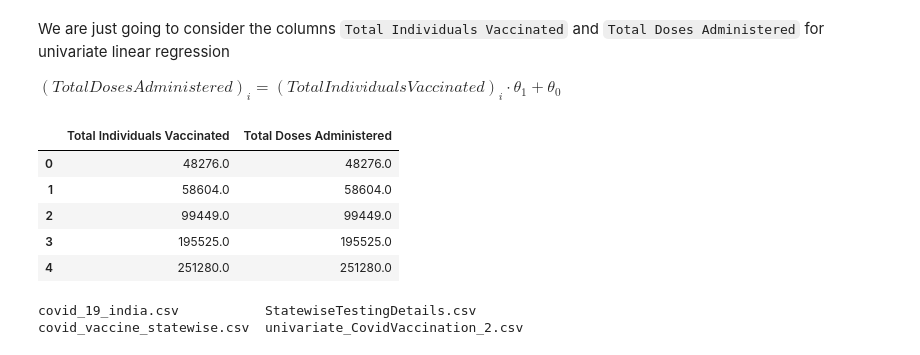
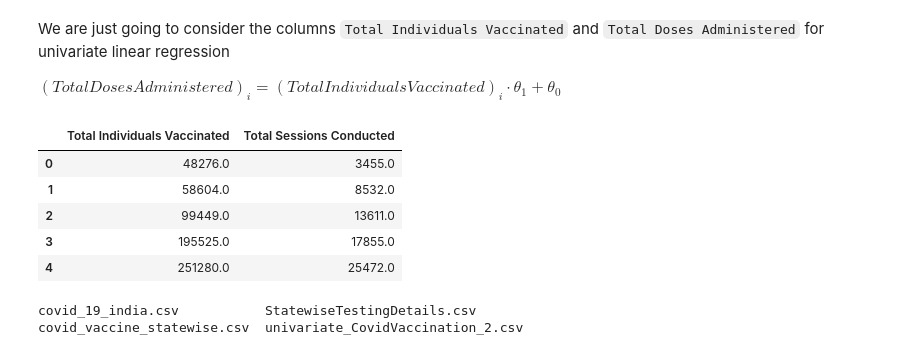
Before and after one commit to Shivani-Khare/ML_kart, a Jupyter notebook: EDA_&_Univariate_LR.ipynb, the cells around one changed output. Saved outputs shown, nothing was run; the diff lists cells and outputs as text; code cells hidden in the pictures.

```diff
--- a/EDA_&_Univariate_LR.ipynb
+++ b/EDA_&_Univariate_LR.ipynb
@@ -441,15 +445,15 @@ We are just going to consider the columns `Total Individuals Vaccinated` and `To
 
 $(Total Doses Administered)_i = (Total Individuals Vaccinated)_i  \cdot \theta_1 + \theta_0$
 # %%
-uniCovidVaccination = CovidVaccination[['Total Individuals Vaccinated', 'Total Doses Administered']]
+uniCovidVaccination = CovidVaccination[['Total Individuals Vaccinated', 'Total Sessions Conducted']]
 uniCovidVaccination.head()
 # %% [output]
-|  | Total Individuals Vaccinated | Total Doses Administered |
-| 0 | 48276.0 | 48276.0 |
-| 1 | 58604.0 | 58604.0 |
-| 2 | 99449.0 | 99449.0 |
-| 3 | 195525.0 | 195525.0 |
-| 4 | 251280.0 | 251280.0 |
+|  | Total Individuals Vaccinated | Total Sessions Conducted |
+| 0 | 48276.0 | 3455.0 |
+| 1 | 58604.0 | 8532.0 |
+| 2 | 99449.0 | 13611.0 |
+| 3 | 195525.0 | 17855.0 |
+| 4 | 251280.0 | 25472.0 |
 # %%
 uniCovidVaccination.to_csv('univariate_CovidVaccination_2.csv')
 # %%
```
Also changed, not shown: parts of 12 cells of this notebook.
